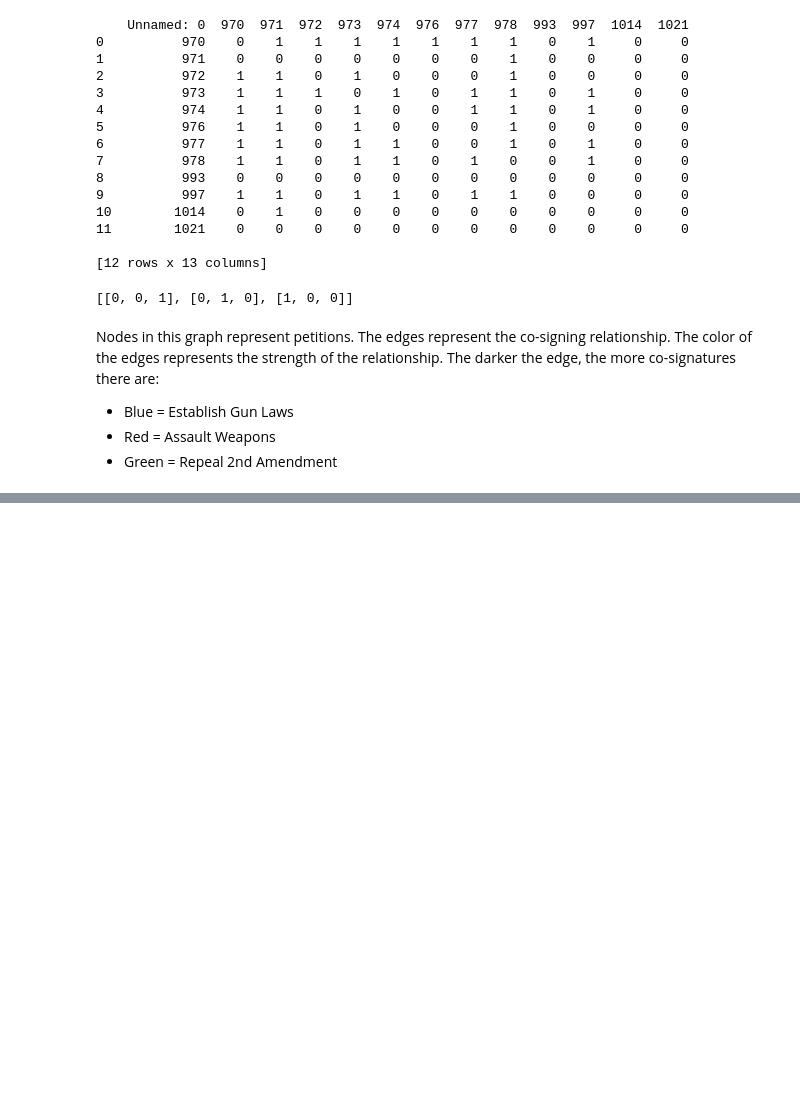
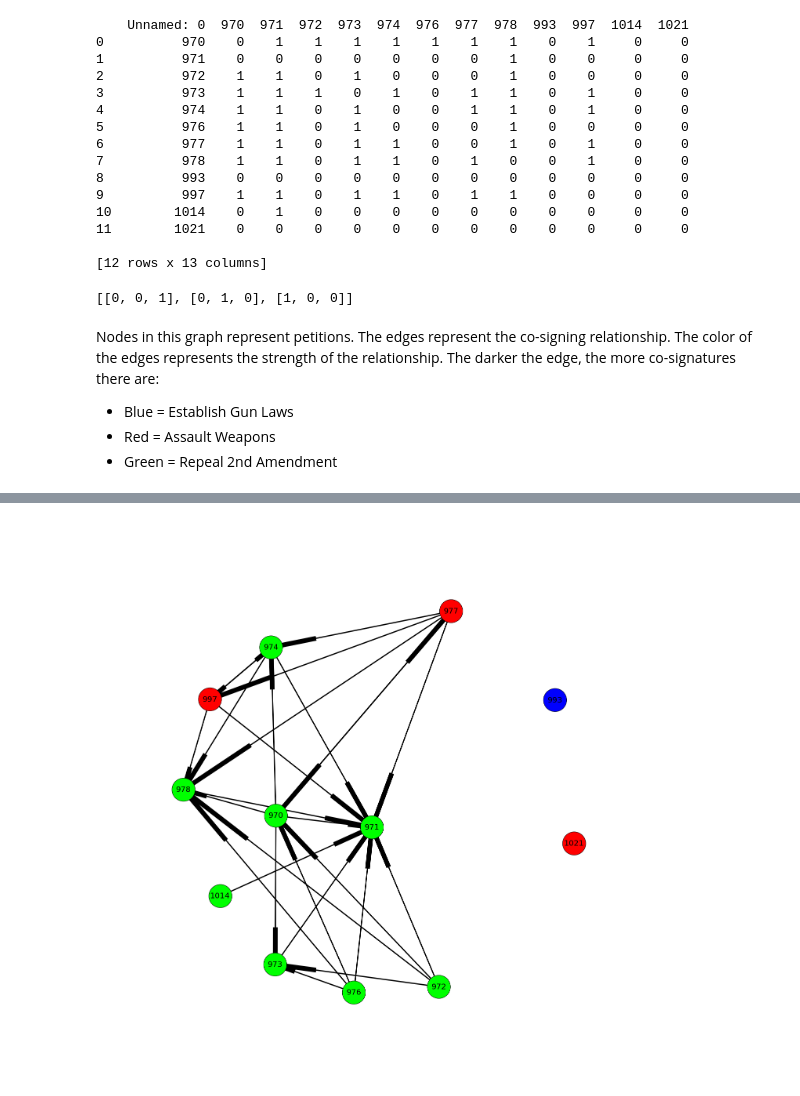
Before and after one commit to CatherineDumas/social_informatics_2014, a Jupyter notebook: notebooks/Accummulated_Confidence.ipynb, the cells around one changed output, grey strips where cells are left out. Drawn from its saved outputs; the diff is of its cells as text; code cells hidden in the pictures; blank space fills up the shorter version.

```diff
--- a/notebooks/Accummulated_Confidence.ipynb
+++ b/notebooks/Accummulated_Confidence.ipynb
@@ -184,0 +179,4 @@ generate_confidence_level_graphs('../data/50per_confidence_edges.txt')
+# %%
+generate_confidence_level_graphs('../data/pro_gc.edgelist.30.confidence.csv')
+# %% [output]
+[figure, added]
```
Also changed, not shown: parts of 12 cells of this notebook.
